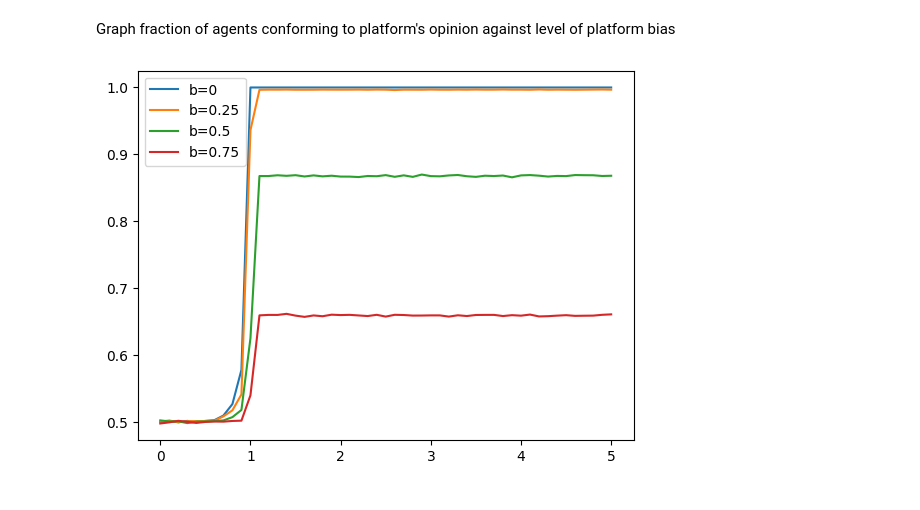
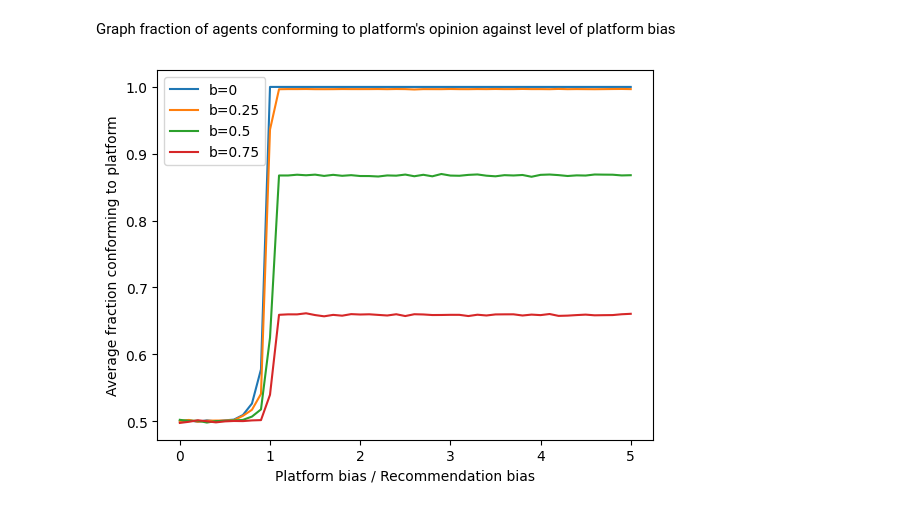
Before and after one commit to jasperpato/Social_Media_Simulator, a Jupyter notebook: analysis.ipynb, the cells around one changed output. Saved outputs shown, nothing was run; the diff lists cells and outputs as text; code cells hidden in the pictures.

Commit message:
notebook-graphs

```diff
--- a/analysis.ipynb
+++ b/analysis.ipynb
@@ -30,7 +30,7 @@ def get_data(data):
 		ys.append(sum(y) / len(y))
 	return xs, ys
 # %%
-def plot(data):
+def plot(data, xlabel):
 	xs = []
 	ys = []
 
@@ -43,8 +43,10 @@ def plot(data):
 		plt.plot(xs[i], ys[i], label=f'b={b}')
 
 	plt.legend()
+	plt.xlabel(xlabel)
+	plt.ylabel('Average fraction conforming to platform')
 # %%
-plot(platform_data)
+plot(platform_data, 'Platform bias / Recommendation bias')
 # %% [output]
-[figure, old version]
+[figure, new version]
 # %%
```
Also changed, not shown: parts of 1 cell of this notebook.
